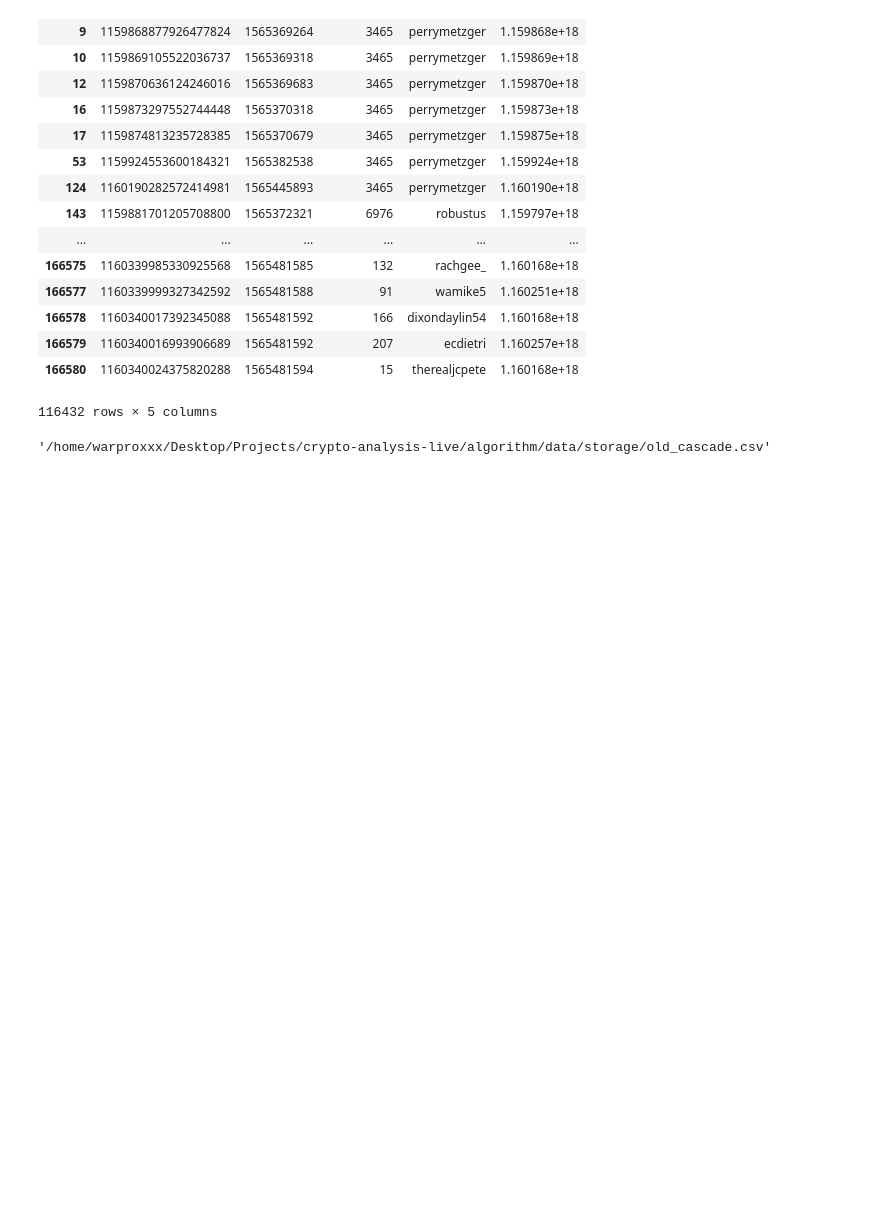
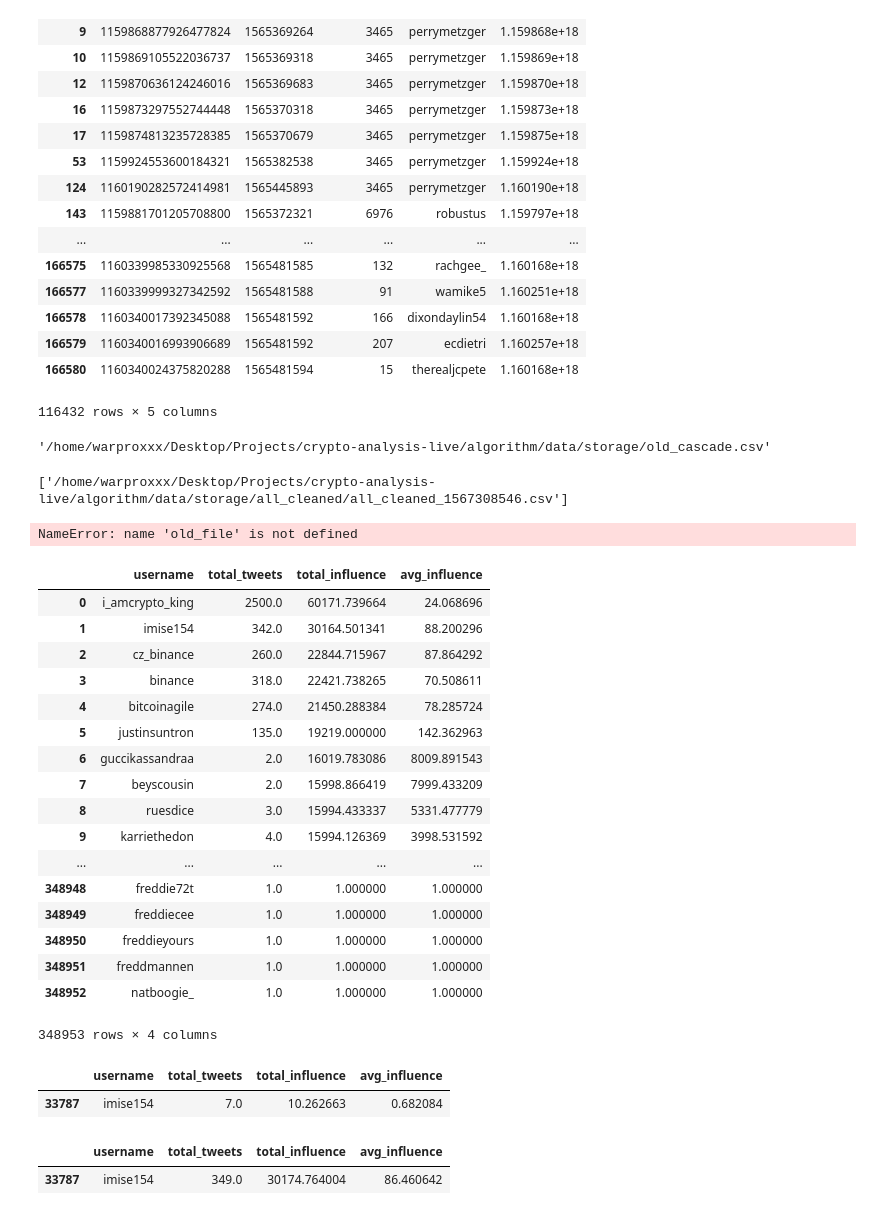
Before and after one commit to warproxxx/crypto-analysis-live, a Jupyter notebook: algorithm/Testing Weekly process.ipynb, the cells around one changed output. Saved outputs shown, nothing was run; the diff lists cells and outputs as text; code cells hidden in the pictures; blank space fills up the shorter version.

Commit message:
Now running new influence detection

```diff
--- a/algorithm/Testing Weekly process.ipynb
+++ b/algorithm/Testing Weekly process.ipynb
@@ -342,3 +331,9 @@ else:
     df.to_csv(oldcascade_file, index=None)
 # %%
 new_inf = add_influence_and_all(df)
+# %%
+storagesfiles
+# %% [output]
+['/home/warproxxx/Desktop/Projects/crypto-analysis-live/algorithm/data/storage/all_cleaned/all_cleaned_1567308546.csv']
+# %%
+curr_inf = pd.read_csv(os.path.join(dir, 'data/userwise_influence.csv'))
@@ -344,0 +342,35 @@ new_inf = add_influence_and_all(df)
+# %%
+old_file
+# %% [output]
+NameError: name 'old_file' is not defined
+# %%
+curr_inf
+# %% [output]
+|  | username | total_tweets | total_influence | avg_influence |
+| 0 | i_amcrypto_king | 2500.0 | 60171.739664 | 24.068696 |
+| 1 | imise154 | 342.0 | 30164.501341 | 88.200296 |
+| 2 | cz_binance | 260.0 | 22844.715967 | 87.864292 |
+| 3 | binance | 318.0 | 22421.738265 | 70.508611 |
+| 4 | bitcoinagile | 274.0 | 21450.288384 | 78.285724 |
+| 5 | justinsuntron | 135.0 | 19219.000000 | 142.362963 |
+| 6 | guccikassandraa | 2.0 | 16019.783086 | 8009.891543 |
+| 7 | beyscousin | 2.0 | 15998.866419 | 7999.433209 |
+| 8 | ruesdice | 3.0 | 15994.433337 | 5331.477779 |
+| 9 | karriethedon | 4.0 | 15994.126369 | 3998.531592 |
+| ... | ... | ... | ... | ... |
+| 348948 | freddie72t | 1.0 | 1.000000 | 1.000000 |
+| 348949 | freddiecee | 1.0 | 1.000000 | 1.000000 |
+| 348950 | freddieyours | 1.0 | 1.000000 | 1.000000 |
+| 348951 | freddmannen | 1.0 | 1.000000 | 1.000000 |
+| 348952 | natboogie_ | 1.0 | 1.000000 | 1.000000 |
+348953 rows × 4 columns
+# %%
+new_inf[new_inf['username'] == 'imise154']
+# %% [output]
+|  | username | total_tweets | total_influence | avg_influence |
+| 33787 | imise154 | 7.0 | 10.262663 | 0.682084 |
+# %%
+combined_inf[combined_inf['username'] == 'imise154']
+# %% [output]
+|  | username | total_tweets | total_influence | avg_influence |
+| 33787 | imise154 | 349.0 | 30174.764004 | 86.460642 |
```
Also changed, not shown: parts of 5 cells of this notebook, 5 other files.
